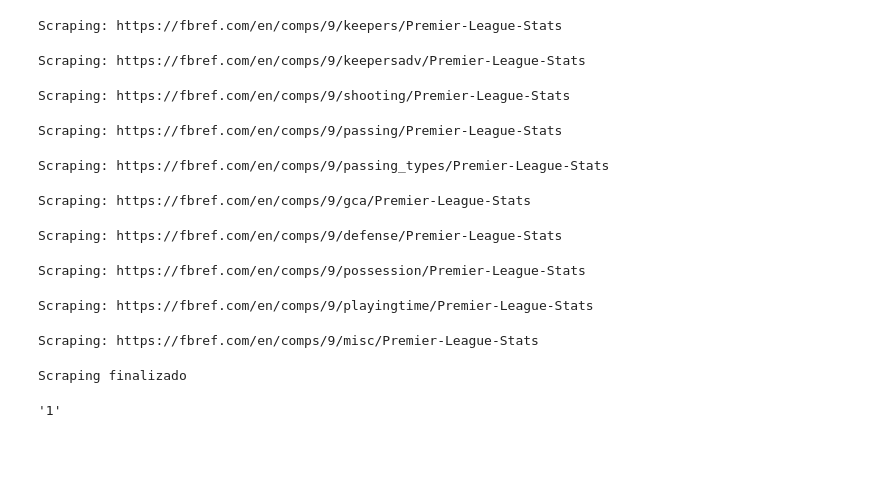
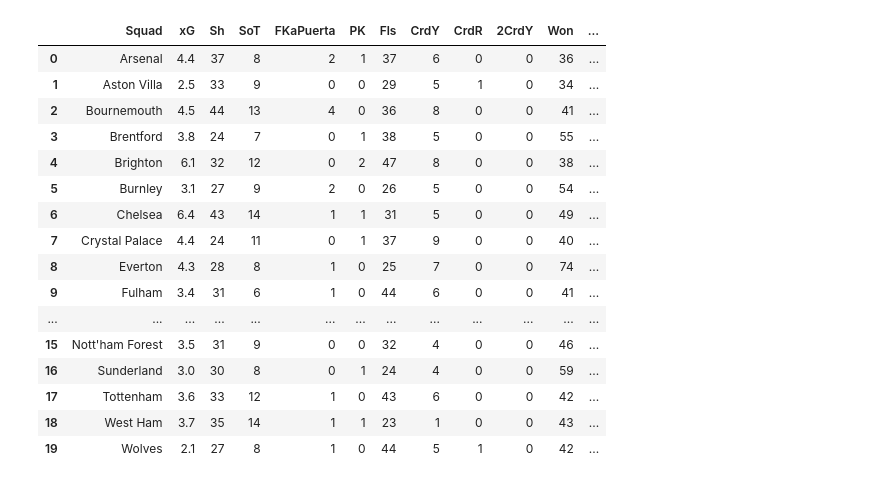
Before and after one commit to Diego18oo/footviz, a Jupyter notebook: scrape_scripts/test2.ipynb, the cells around one changed output. Drawn from its saved outputs; the diff is of its cells as text; code cells hidden in the pictures; blank space fills up the shorter version.

```diff
--- a/scrape_scripts/test2.ipynb
+++ b/scrape_scripts/test2.ipynb
@@ -8,21 +9,26 @@ yesterday = today - timedelta(days=3)
 yesterday = yesterday.strftime('%Y-%m-%d')
 engine = create_engine('mysql+pymysql://root@localhost/footviz')
 df_partidos_ayer = pd.read_sql(f"SELECT * FROM partido WHERE fecha = '{yesterday}'", engine)
-# %%
-stats_prem = get_all_players_stats_fbref(id_liga_fbref=0)
-# %% [output]
-Scraping: https://fbref.com/en/comps/9/keepers/Premier-League-Stats
-Scraping: https://fbref.com/en/comps/9/keepersadv/Premier-League-Stats
-Scraping: https://fbref.com/en/comps/9/shooting/Premier-League-Stats
-Scraping: https://fbref.com/en/comps/9/passing/Premier-League-Stats
-Scraping: https://fbref.com/en/comps/9/passing_types/Premier-League-Stats
-Scraping: https://fbref.com/en/comps/9/gca/Premier-League-Stats
-Scraping: https://fbref.com/en/comps/9/defense/Premier-League-Stats
-Scraping: https://fbref.com/en/comps/9/possession/Premier-League-Stats
-Scraping: https://fbref.com/en/comps/9/playingtime/Premier-League-Stats
-Scraping: https://fbref.com/en/comps/9/misc/Premier-League-Stats
-Scraping finalizado
-# %%
-stats_prem[0].iloc[136]['MP']
-# %% [output]
-'1'
+# %%
+driver = init_driver()
+data = get_all_teams_stats_fbref(driver, id_liga_fbref='9/Premier-League')
+# %%
+data
+# %% [output]
+|  | Squad | xG | Sh | SoT | FKaPuerta | PK | Fls | CrdY | CrdR | 2CrdY | Won | ... |
+| 0 | Arsenal | 4.4 | 37 | 8 | 2 | 1 | 37 | 6 | 0 | 0 | 36 | ... |
+| 1 | Aston Villa | 2.5 | 33 | 9 | 0 | 0 | 29 | 5 | 1 | 0 | 34 | ... |
+| 2 | Bournemouth | 4.5 | 44 | 13 | 4 | 0 | 36 | 8 | 0 | 0 | 41 | ... |
+| 3 | Brentford | 3.8 | 24 | 7 | 0 | 1 | 38 | 5 | 0 | 0 | 55 | ... |
+| 4 | Brighton | 6.1 | 32 | 12 | 0 | 2 | 47 | 8 | 0 | 0 | 38 | ... |
+| 5 | Burnley | 3.1 | 27 | 9 | 2 | 0 | 26 | 5 | 0 | 0 | 54 | ... |
+| 6 | Chelsea | 6.4 | 43 | 14 | 1 | 1 | 31 | 5 | 0 | 0 | 49 | ... |
+| 7 | Crystal Palace | 4.4 | 24 | 11 | 0 | 1 | 37 | 9 | 0 | 0 | 40 | ... |
+| 8 | Everton | 4.3 | 28 | 8 | 1 | 0 | 25 | 7 | 0 | 0 | 74 | ... |
+| 9 | Fulham | 3.4 | 31 | 6 | 1 | 0 | 44 | 6 | 0 | 0 | 41 | ... |
+| ... | ... | ... | ... | ... | ... | ... | ... | ... | ... | ... | ... | ... |
+| 15 | Nott'ham Forest | 3.5 | 31 | 9 | 0 | 0 | 32 | 4 | 0 | 0 | 46 | ... |
+| 16 | Sunderland | 3.0 | 30 | 8 | 0 | 1 | 24 | 4 | 0 | 0 | 59 | ... |
+| 17 | Tottenham | 3.6 | 33 | 12 | 1 | 0 | 43 | 6 | 0 | 0 | 42 | ... |
+| 18 | West Ham | 3.7 | 35 | 14 | 1 | 1 | 23 | 1 | 0 | 0 | 43 | ... |
+| 19 | Wolves | 2.1 | 27 | 8 | 1 | 0 | 44 | 5 | 1 | 0 | 42 | ... |
```
Also changed, not shown: parts of 4 cells of this notebook, 7 other files.
